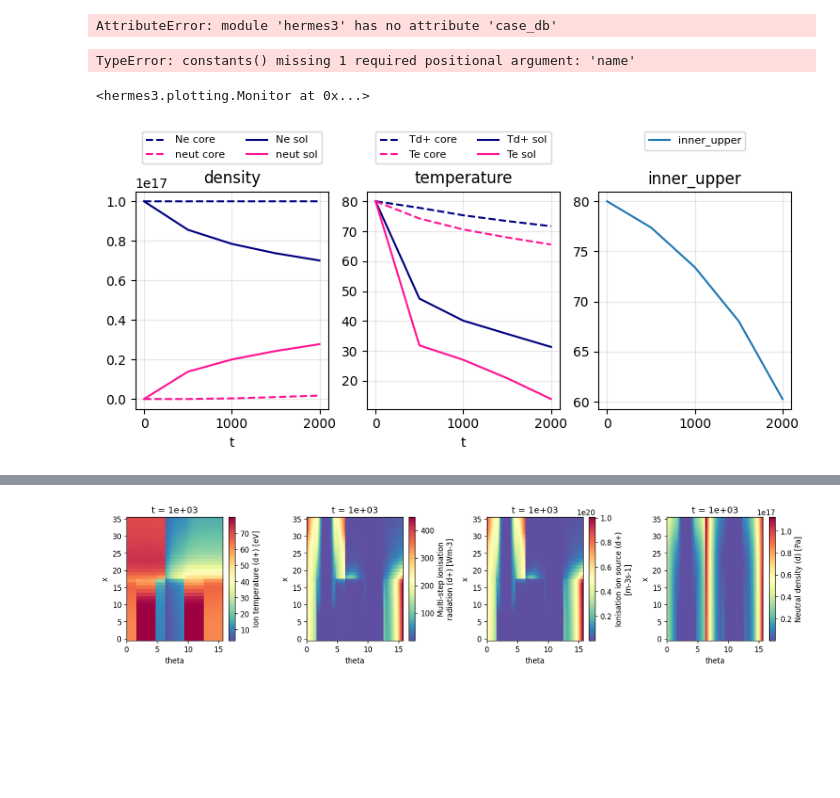
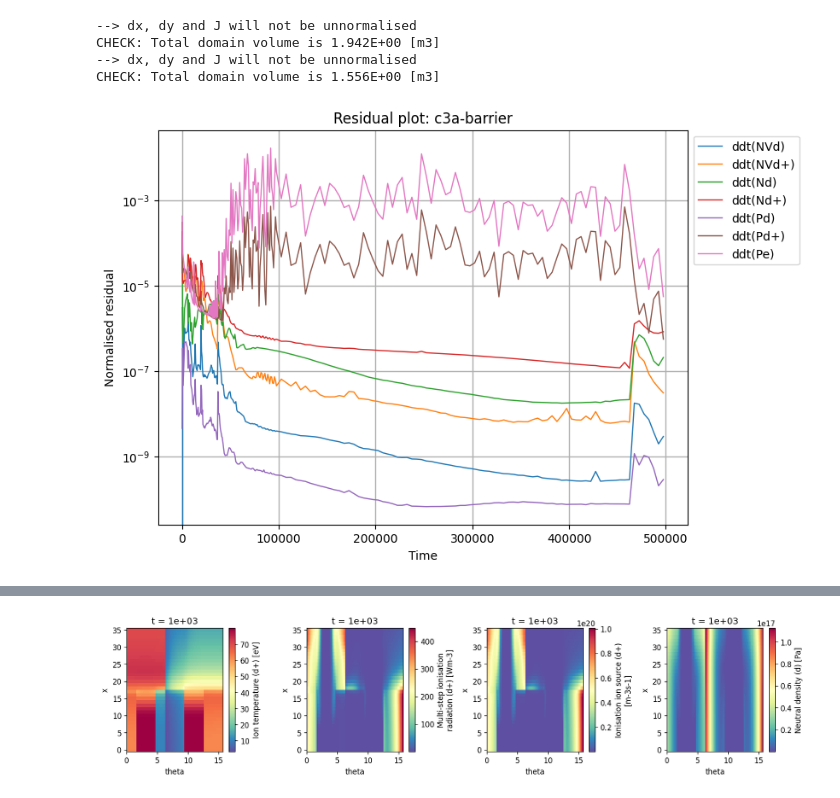
Before and after one commit to mikekryjak/sdtools, a Jupyter notebook: viking-pp.ipynb, the cells around one changed output, grey strips where cells are left out. Saved outputs shown, nothing was run; the diff lists cells and outputs as text; code cells hidden in the pictures; blank space fills up the shorter version.

```diff
--- a/viking-pp.ipynb
+++ b/viking-pp.ipynb
@@ -24,27 +25,32 @@ from hermes3.utils import *
 
 %load_ext autoreload
 %autoreload 2
-# %%
-hermes3.case_db
-# %% [output]
-AttributeError: module 'hermes3' has no attribute 'case_db'
-# %%
-constants()
-# %% [output]
-TypeError: constants() missing 1 required positional argument: 'name'
 # %%
 db = CaseDB(
     case_dir = r"/users/mjk557/scratch/cases/st40",
     grid_dir = r"/users/mjk557/scratch/cases"
     )
 
-choice = "b3d-try80eV"
+# choice = "b4b-40eV_1e17_fixndiff"
+# choice = "b5b-40eV_1e18_fixndiff"
+# choice = "b6b-40eV_1e19_fixndiff"
+# choice = "c1a-40eV_1e17_newbout"
+# choice = "c1b-40eV_1e17_precon"
+# choice = "c2a-precon"
+choice = "c3a-barrier"
+# choice = "c1c-40eV_1e17_lofloor"
+# choice = "c2ac-copy"
+# choice = "c2ad-copy"
 # choice = "b3a-t3-small_temp_steps"
 
 case, caseng = Load.case_2D(db.casepaths[choice], gridfilepath = db.gridpaths["g3a5-fatter.nc"],
                     double_load = True)
+# %% [output]
+--> dx, dy and J will not be unnormalised
+CHECK: Total domain volume is 1.942E+00 [m3]
+--> dx, dy and J will not be unnormalised
+CHECK: Total domain volume is 1.556E+00 [m3]
-# %%
-Monitor(caseng, [["density", "temperature", "target_temp"]])
-# %% [output]
-<hermes3.plotting.Monitor at 0x...>
-[figure, removed]
+# %%
+plot_ddt(caseng, smoothing = 1)
+# %% [output]
+[figure, added]
```
Also changed, not shown: parts of 18 cells of this notebook.
